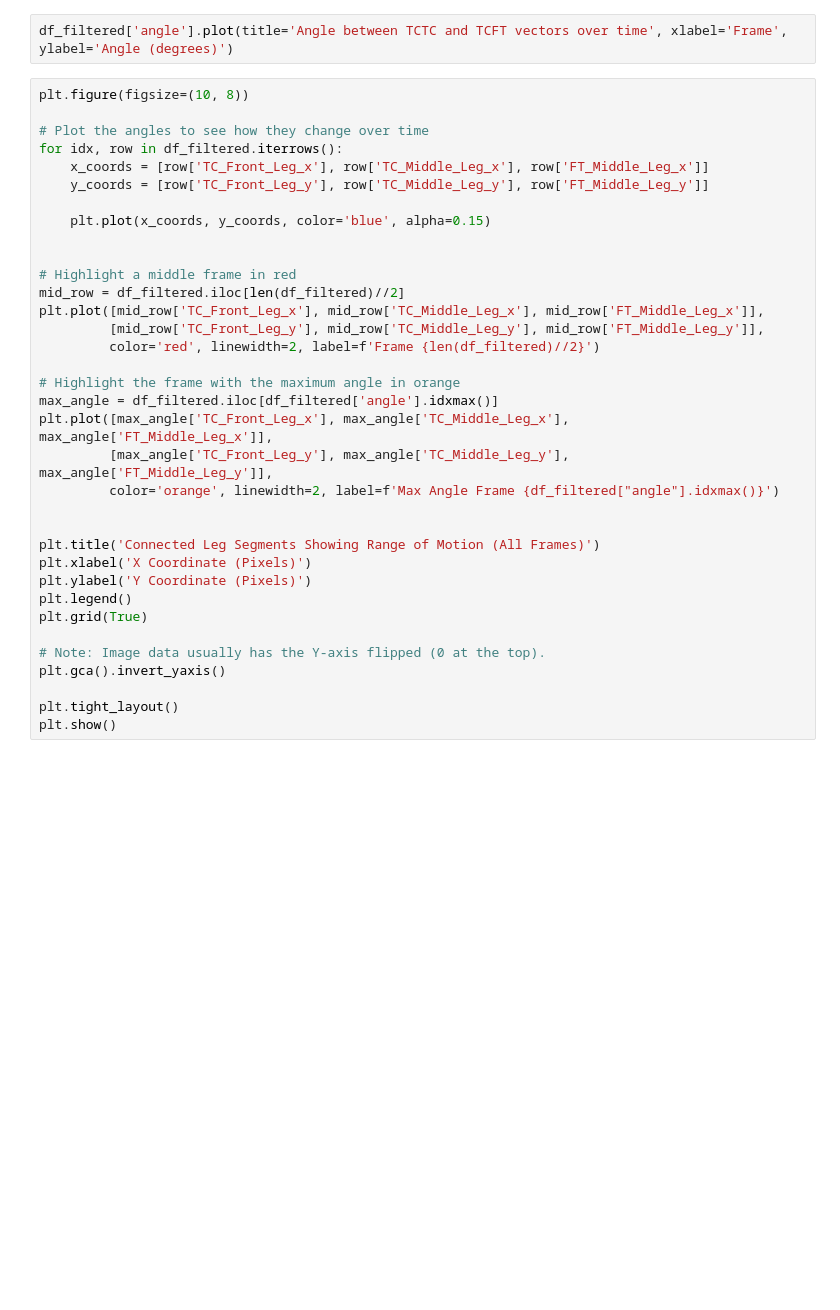
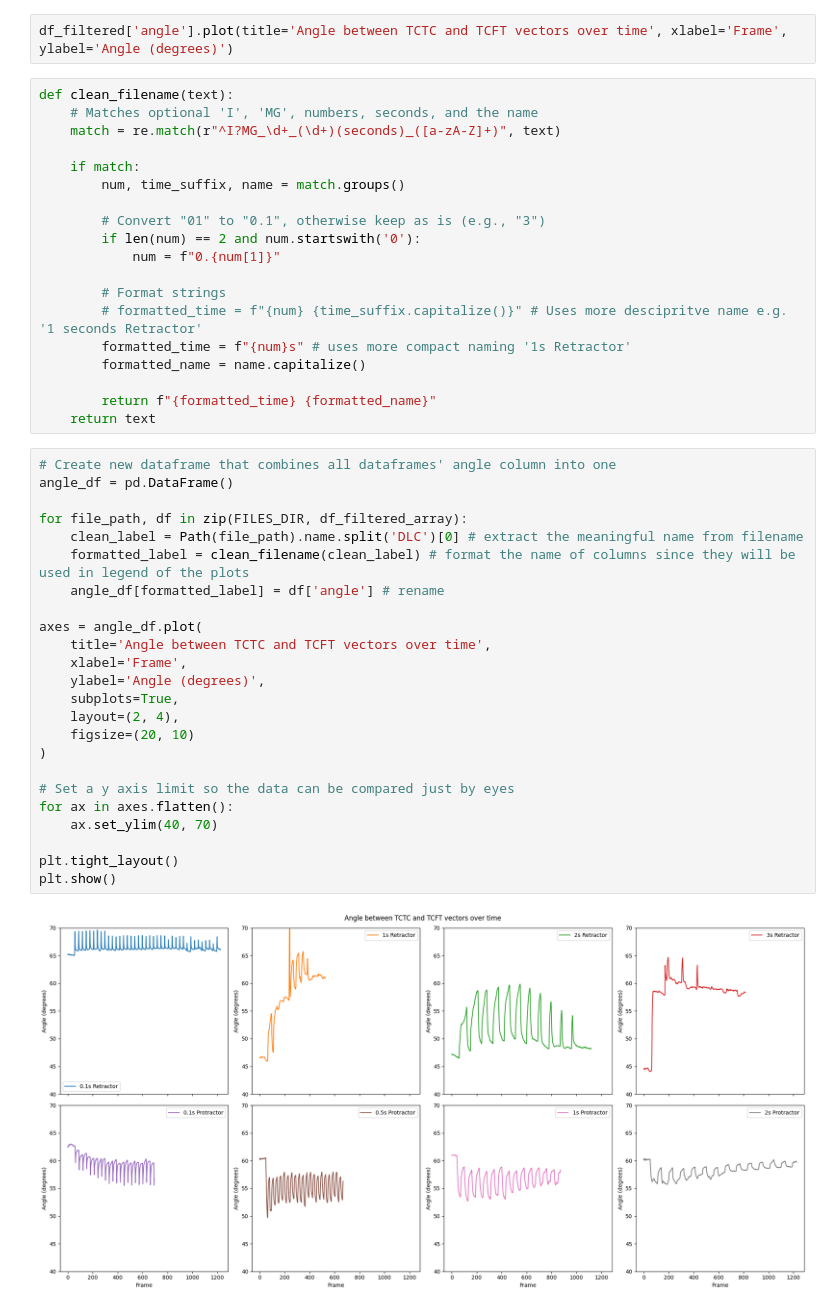
Before and after one commit to RrezonPllana/deeplab-insect-locomotion-analysis, a Jupyter notebook: motion_hacking_angle_calculation.ipynb, the cells around one changed output. Cells and saved outputs as stored; diff of their text form; blank space fills up the shorter version.

Commit message:
- Update the dlc train no info session, based on the need of research video data. - Update the angle calculation by enabling it to also run multiple csv files and plot them into different plot formats

```diff
--- a/motion_hacking_angle_calculation.ipynb
+++ b/motion_hacking_angle_calculation.ipynb
@@ -47,37 +99,47 @@ df_filtered['angle'] = np.arccos(df_filtered['cosine_angle']) * 180 / np.pi
 # %%
 df_filtered['angle'].plot(title='Angle between TCTC and TCFT vectors over time', xlabel='Frame', ylabel='Angle (degrees)')
-# %%
-plt.figure(figsize=(10, 8))
-
-# Plot the angles to see how they change over time
-for idx, row in df_filtered.iterrows():
-    x_coords = [row['TC_Front_Leg_x'], row['TC_Middle_Leg_x'], row['FT_Middle_Leg_x']]
-    y_coords = [row['TC_Front_Leg_y'], row['TC_Middle_Leg_y'], row['FT_Middle_Leg_y']]
-
-    plt.plot(x_coords, y_coords, color='blue', alpha=0.15)
-
-
-# Highlight a middle frame in red
-mid_row = df_filtered.iloc[len(df_filtered)//2]
-plt.plot([mid_row['TC_Front_Leg_x'], mid_row['TC_Middle_Leg_x'], mid_row['FT_Middle_Leg_x']],
-         [mid_row['TC_Front_Leg_y'], mid_row['TC_Middle_Leg_y'], mid_row['FT_Middle_Leg_y']],
-         color='red', linewidth=2, label=f'Frame {len(df_filtered)//2}')
-
-# Highlight the frame with the maximum angle in orange
-max_angle = df_filtered.iloc[df_filtered['angle'].idxmax()]
-plt.plot([max_angle['TC_Front_Leg_x'], max_angle['TC_Middle_Leg_x'], max_angle['FT_Middle_Leg_x']],
-         [max_angle['TC_Front_Leg_y'], max_angle['TC_Middle_Leg_y'], max_angle['FT_Middle_Leg_y']],
-         color='orange', linewidth=2, label=f'Max Angle Frame {df_filtered["angle"].idxmax()}')
-
-
-plt.title('Connected Leg Segments Showing Range of Motion (All Frames)')
-plt.xlabel('X Coordinate (Pixels)')
-plt.ylabel('Y Coordinate (Pixels)')
-plt.legend()
-plt.grid(True)
-
-# Note: Image data usually has the Y-axis flipped (0 at the top).
-plt.gca().invert_yaxis()
-
-plt.tight_layout()
-plt.show()
+# %%
+def clean_filename(text):
+    # Matches optional 'I', 'MG', numbers, seconds, and the name
+    match = re.match(r"^I?MG_\d+_(\d+)(seconds)_([a-zA-Z]+)", text)
+
+    if match:
+        num, time_suffix, name = match.groups()
+
+        # Convert "01" to "0.1", otherwise keep as is (e.g., "3")
+        if len(num) == 2 and num.startswith('0'):
+            num = f"0.{num[1]}"
+
+        # Format strings
+        # formatted_time = f"{num} {time_suffix.capitalize()}" # Uses more descipritve name e.g. '1 seconds Retractor'
+        formatted_time = f"{num}s" # uses more compact naming '1s Retractor'
+        formatted_name = name.capitalize()
+
+        return f"{formatted_time} {formatted_name}"
+    return text
+# %%
+# Create new dataframe that combines all dataframes' angle column into one
+angle_df = pd.DataFrame()
+
+for file_path, df in zip(FILES_DIR, df_filtered_array):
+    clean_label = Path(file_path).name.split('DLC')[0] # extract the meaningful name from filename
+    formatted_label = clean_filename(clean_label) # format the name of columns since they will be used in legend of the plots
+    angle_df[formatted_label] = df['angle'] # rename
+
+axes = angle_df.plot(
+    title='Angle between TCTC and TCFT vectors over time',
+    xlabel='Frame',
+    ylabel='Angle (degrees)',
+    subplots=True,
+    layout=(2, 4),
+    figsize=(20, 10)
+)
+
+# Set a y axis limit so the data can be compared just by eyes
+for ax in axes.flatten():
+    ax.set_ylim(40, 70)
+
+plt.tight_layout()
+plt.show()
+# %% [output]
+[figure, added]
```
Also changed, not shown: parts of 9 cells of this notebook, 1 other file.
